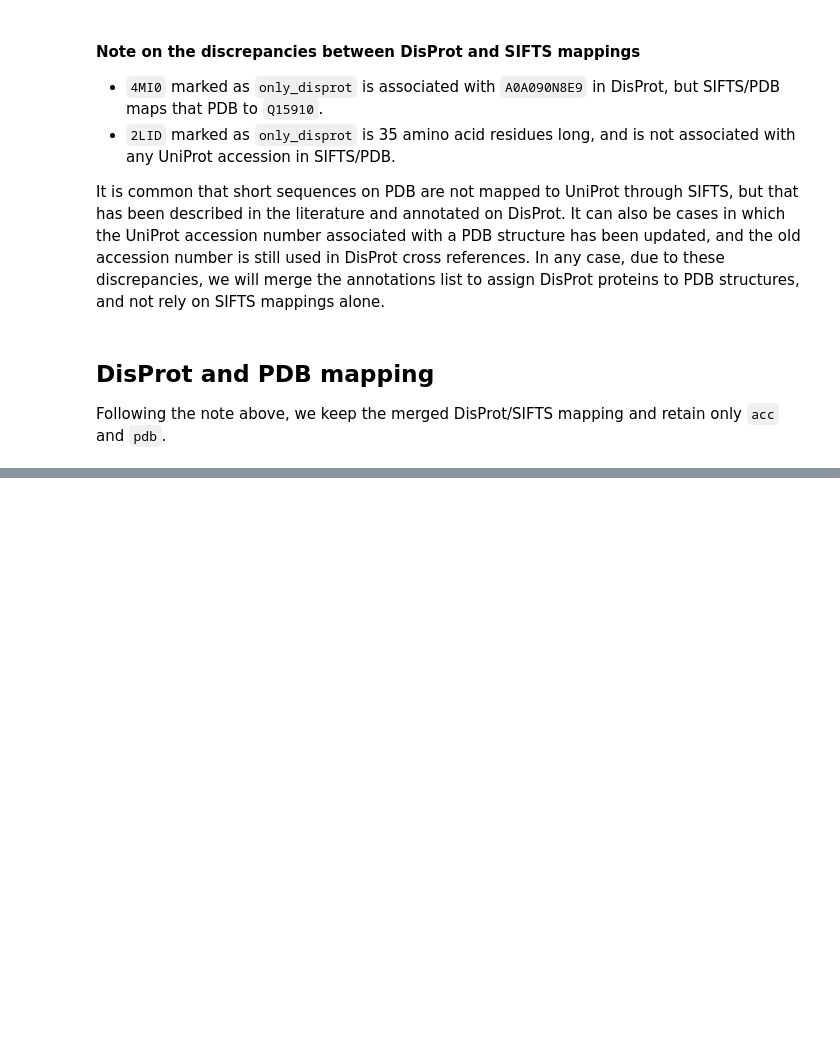
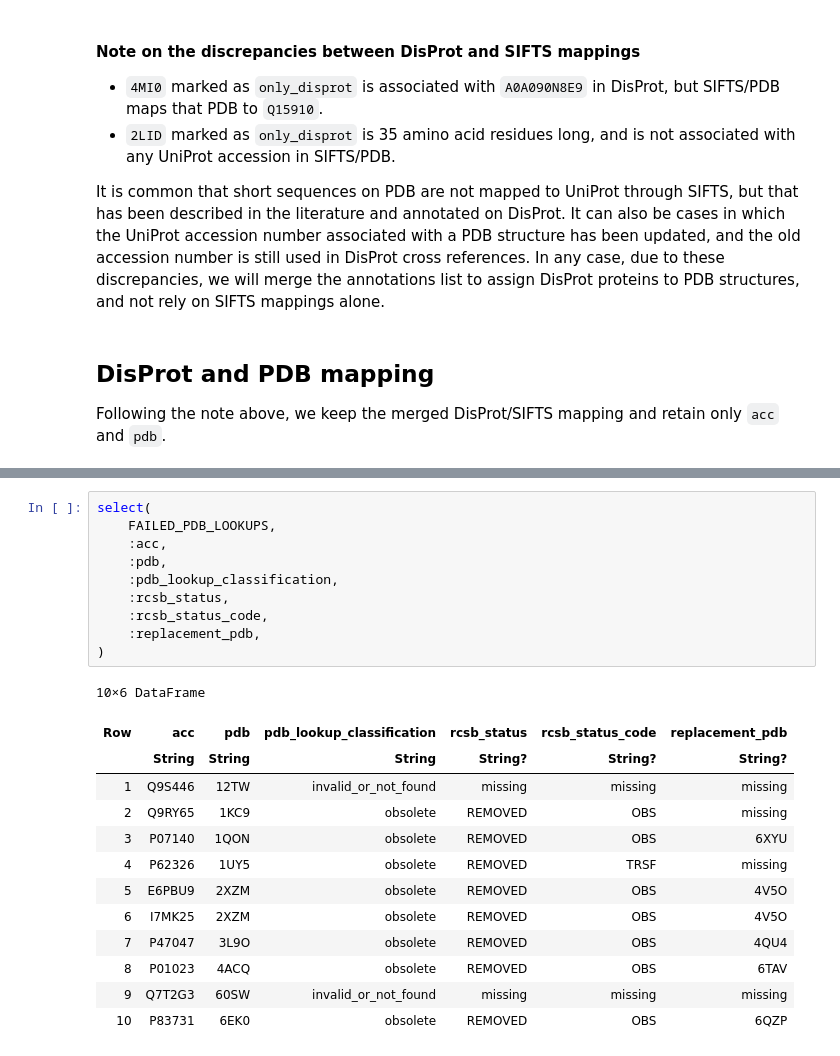
Before and after one commit to diegozea/IDRBindingDataset.jl, a Jupyter notebook: scripts/04_first_stats.ipynb, the cells around one changed output, grey strips where cells are left out. Cells and saved outputs as stored; diff of their text form; blank space fills up the shorter version.

```diff
--- a/scripts/04_first_stats.ipynb
+++ b/scripts/04_first_stats.ipynb
@@ -450,0 +512,24 @@ Merged DisProt-PDB pairs: 51528
+# %%
+select(
+    FAILED_PDB_LOOKUPS,
+    :acc,
+    :pdb,
+    :pdb_lookup_classification,
+    :rcsb_status,
+    :rcsb_status_code,
+    :replacement_pdb,
+)
+# %% [output]
+10×6 DataFrame
+| Row | acc | pdb | pdb_lookup_classification | rcsb_status | rcsb_status_code | replacement_pdb |
+|  | String | String | String | String? | String? | String? |
+| 1 | Q9S446 | 12TW | invalid_or_not_found | missing | missing | missing |
+| 2 | Q9RY65 | 1KC9 | obsolete | REMOVED | OBS | missing |
+| 3 | P07140 | 1QON | obsolete | REMOVED | OBS | 6XYU |
+| 4 | P62326 | 1UY5 | obsolete | REMOVED | TRSF | missing |
+| 5 | E6PBU9 | 2XZM | obsolete | REMOVED | OBS | 4V5O |
+| 6 | I7MK25 | 2XZM | obsolete | REMOVED | OBS | 4V5O |
+| 7 | P47047 | 3L9O | obsolete | REMOVED | OBS | 4QU4 |
+| 8 | P01023 | 4ACQ | obsolete | REMOVED | OBS | 6TAV |
+| 9 | Q7T2G3 | 60SW | invalid_or_not_found | missing | missing | missing |
+| 10 | P83731 | 6EK0 | obsolete | REMOVED | OBS | 6QZP |
```
Also changed, not shown: parts of 20 cells of this notebook, 14 other files.
